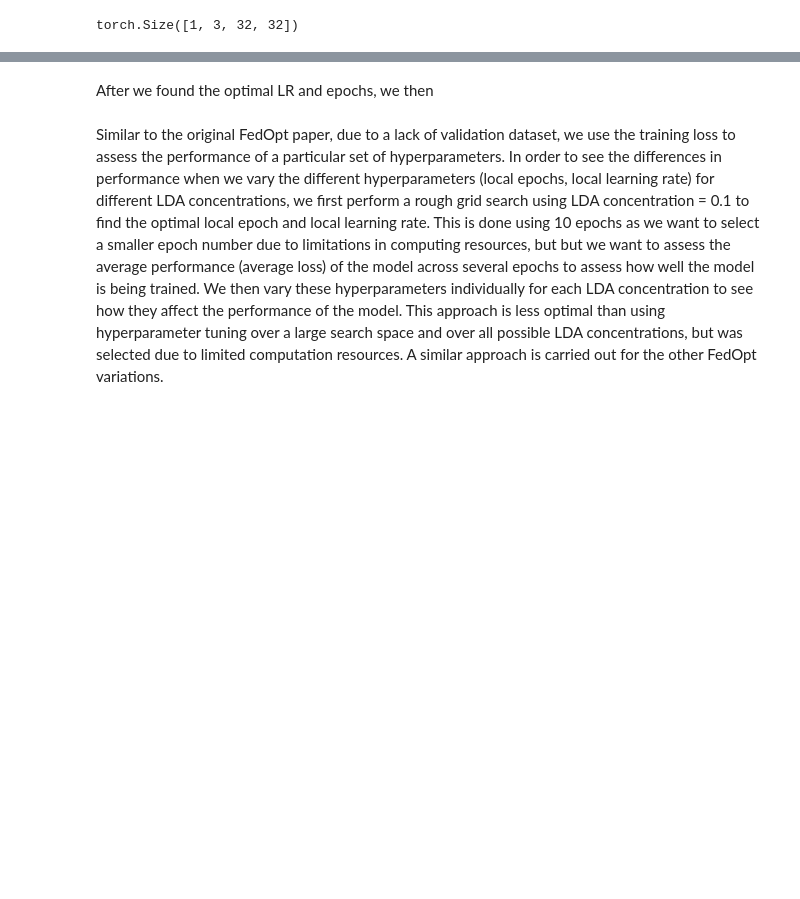
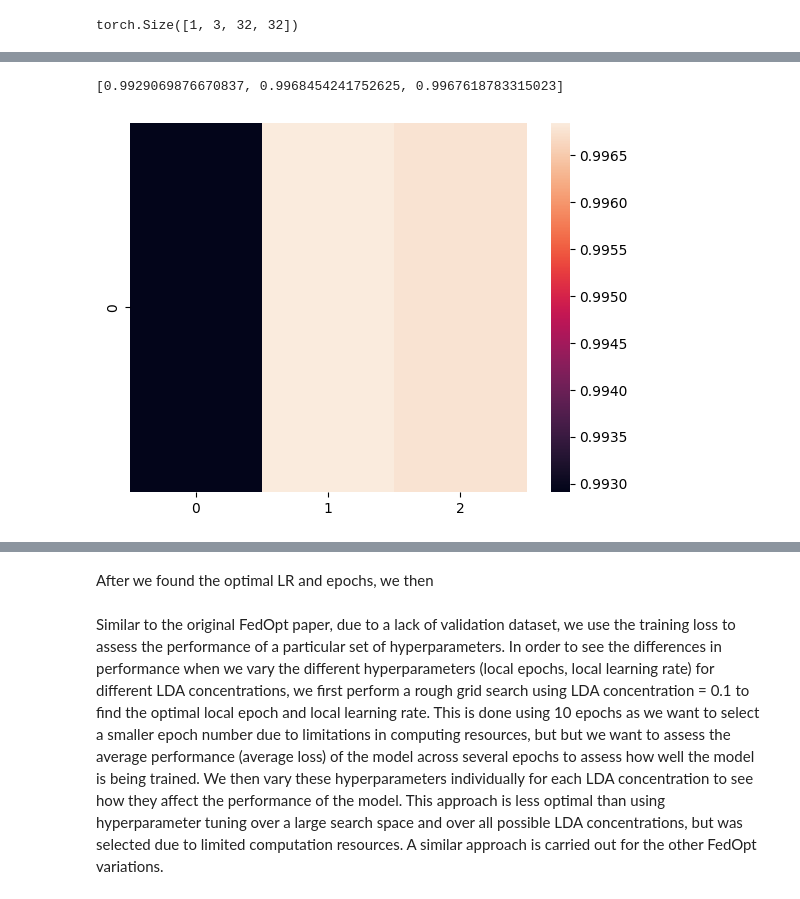
Before and after one commit to Tyv217/L361-Federated-Learning, a Jupyter notebook: projects/project.ipynb, the cells around one changed output, grey strips where cells are left out. Cells and saved outputs as stored; diff of their text form; code cells hidden in the pictures; blank space fills up the shorter version.

```diff
--- a/projects/project.ipynb
+++ b/projects/project.ipynb
@@ -1788,3 +1845,35 @@ plt.show()
+# %%
+from flwr.common import parameters_to_ndarrays
+similarities_with_original = []
+
+for i in range(len(lda_concentrations)):
+  params = fifty_round_hist_fedavg[lda_concentration_string[i]][0][-1]
+  params = params[1]
+  generator = get_network_generator_cnn()
+  # params = parameters_to_ndarrays(params)
+  model = set_model_parameters(generator(), params)
+  activations1 = model.get_activations(noise)
+  initial_params = parameters_to_ndarrays(initial_parameters)
+  model2 = set_model_parameters(generator(), initial_params)
+  activations2 = model2.get_activations(noise)
+  cosine_similarity = 0.
+  for key in activations1.keys():
+    val1 = activations1[key]
+    val1 = np.mean(val1[0], axis=-1)
+    val2 = activations2[key]
+    val2 = np.mean(val2[0], axis=-1)
+    cosine_similarity += compare_activations_pairwise(val1, val2)
+  similarities_with_original.append(cosine_similarity / len(activations1))
+similarities_with_original
+# %% [output]
+[0.9929069876670837, 0.9968454241752625, 0.9967618783315023]
+# %%
+similarities_with_original = [similarities_with_original]
+
+sns.heatmap(similarities_with_original)
+plt.show()
+# %% [output]
+[figure, added]
 # %%
 for key in fifty_round_hist_fedavg.keys():
   history = fifty_round_hist_fedavg[key][1]
```
Also changed, not shown: parts of 19 cells of this notebook.
